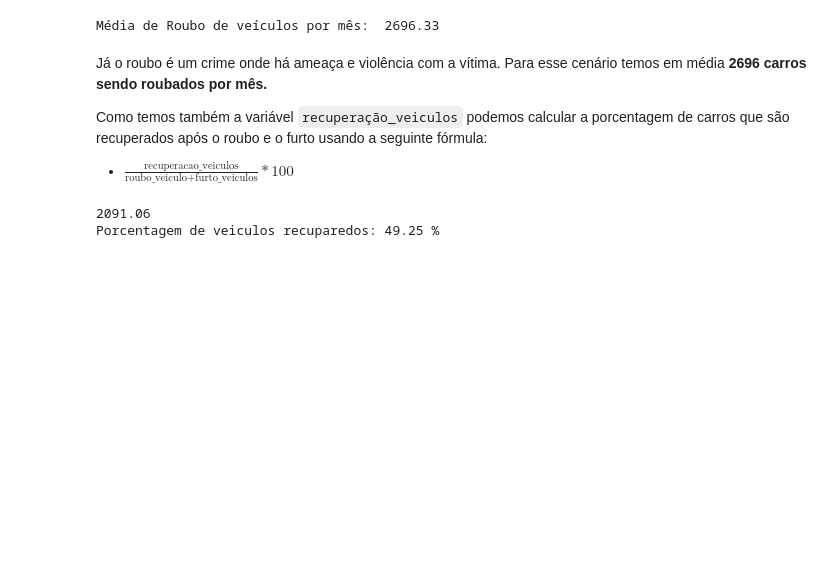
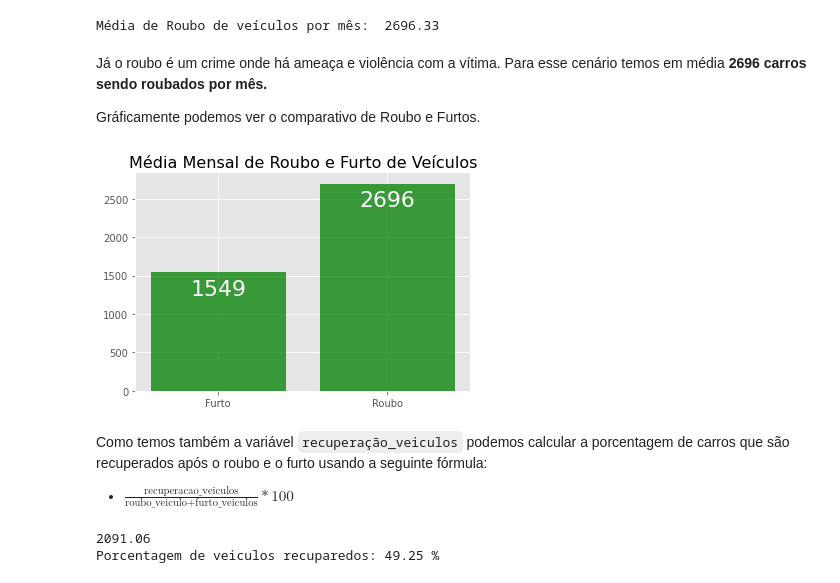
Before and after one commit to andersonftdj/data_science, a Jupyter notebook: Analisando_a_Violência_no_Rio_de_Janeiro.ipynb, the cells around one changed output. Cells and saved outputs as stored; diff of their text form; code cells hidden in the pictures; blank space fills up the shorter version.

```diff
--- a/Analisando_a_Violência_no_Rio_de_Janeiro.ipynb
+++ b/Analisando_a_Violência_no_Rio_de_Janeiro.ipynb
@@ -245,9 +250,22 @@ media_roubo_veiculo = df.roubo_veiculo.mean()
 print("Média de Roubo de veículos por mês: ",round(media_roubo_veiculo, 2))
 # %% [output]
 Média de Roubo de veículos por mês:  2696.33
+# %% [markdown]
+Já o roubo é um crime onde há ameaça e violência com a vítima. Para esse cenário temos em média **2696 carros sendo roubados por mês.**
+
+Gráficamente podemos ver o comparativo de Roubo e Furtos.
+# %%
+x = np.arange(2)
+
+plt.title( 'Média Mensal de Roubo e Furto de Veículos', loc='center', fontsize=16)
+plt.bar(x, height=[df.furto_veiculos.mean(), df.roubo_veiculo.mean()], color='green', alpha=0.75)
+plt.xticks(x, ('Furto', 'Roubo'))
+plt.annotate('{:.0f}'.format(media_furto_veiculo), xy=(0,1250), xycoords='data', fontsize=22, horizontalalignment='center', color='white')
+plt.annotate('{:.0f}'.format(media_roubo_veiculo), xy=(1,2400), xycoords='data', fontsize=22, horizontalalignment='center', color='white')
+plt.show()
+# %% [output]
+[figure, added]
 # %% [markdown]
-Já o roubo é um crime onde há ameaça e violência com a vítima. Para esse cenário temos em média **2696 carros sendo roubados por mês.**
-
 Como temos também a variável `recuperação_veiculos` podemos calcular a porcentagem de carros que são recuperados após o roubo e o furto usando a seguinte fórmula:
 
   * $\frac{\text{recuperacao_veiculos}}{\text{roubo_veiculo} + \text{furto_veiculos}} *100 $
```
Also changed, not shown: parts of 10 cells of this notebook.
